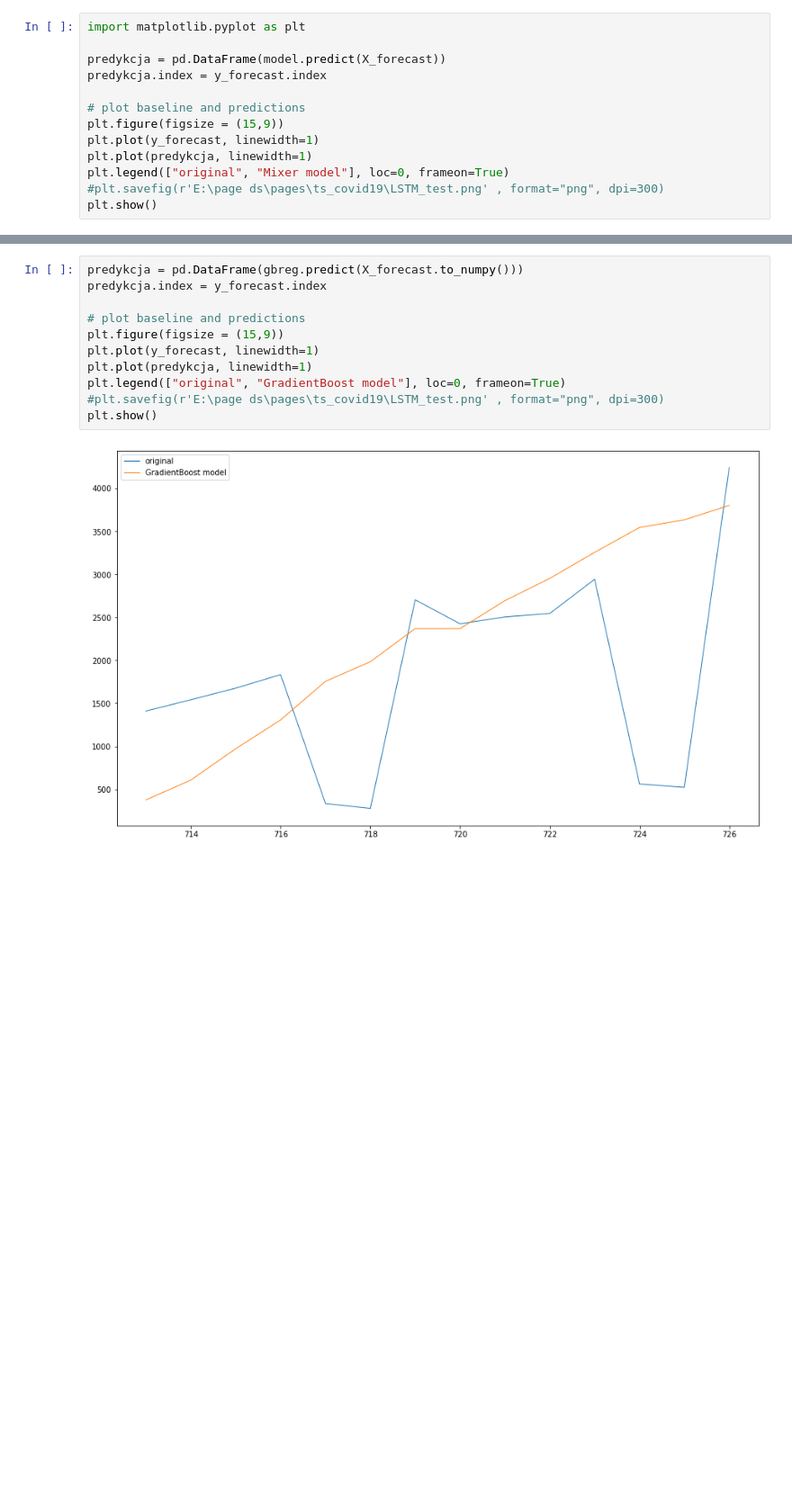
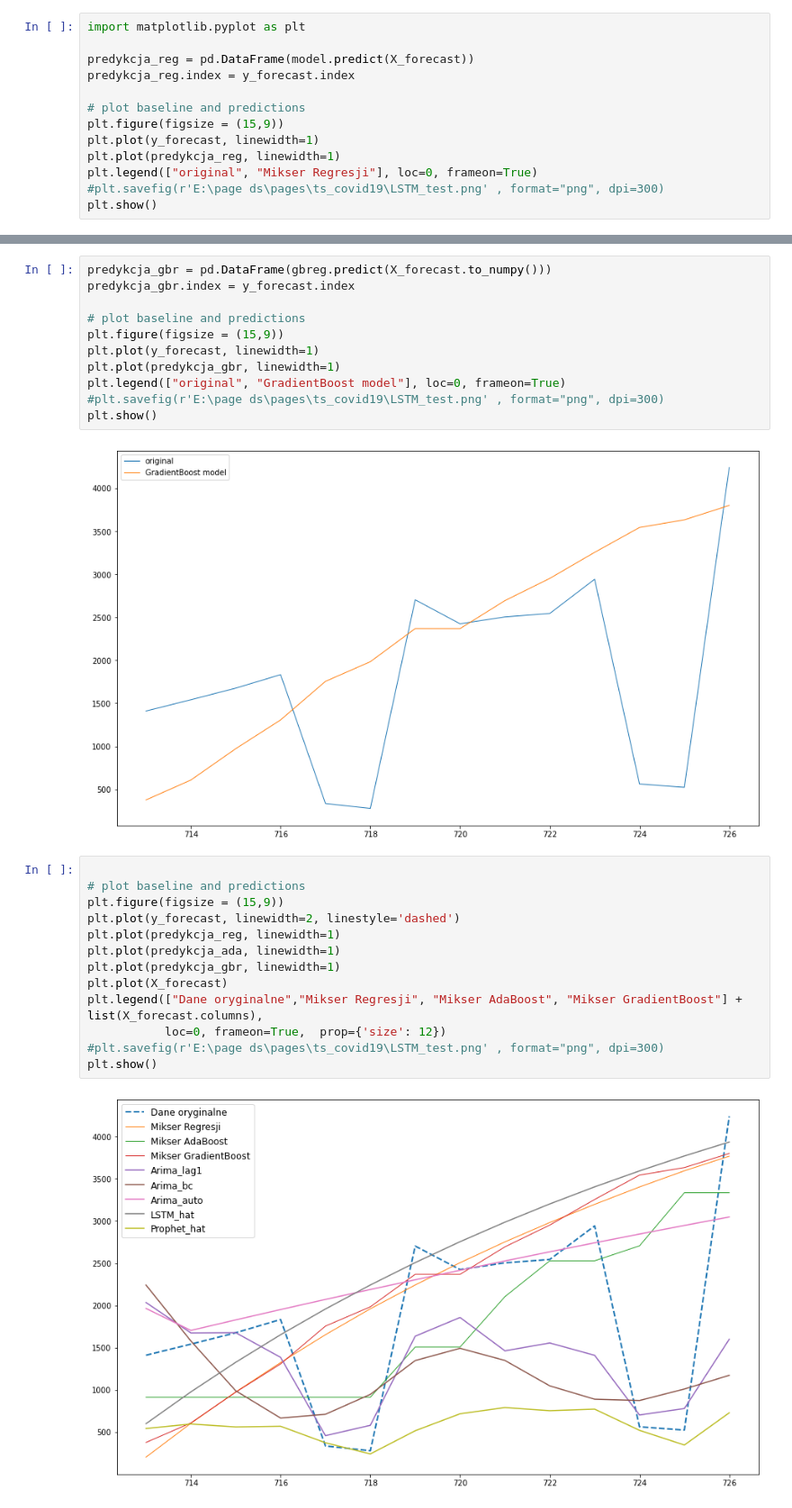
Before and after one commit to krisz17/TS-Mixer, a Jupyter notebook: 1MixerForTS.ipynb, the cells around one changed output, grey strips where cells are left out. Shown: that part at 90% size. Drawn from its saved outputs; the diff is of its cells as text; blank space fills up the shorter version.

```diff
--- a/1MixerForTS.ipynb
+++ b/1MixerForTS.ipynb
@@ -107,14 +107,14 @@ LinearRegression()
 # %%
 import matplotlib.pyplot as plt
 
-predykcja = pd.DataFrame(model.predict(X_forecast))
-predykcja.index = y_forecast.index
+predykcja_reg = pd.DataFrame(model.predict(X_forecast))
+predykcja_reg.index = y_forecast.index
 
 # plot baseline and predictions
 plt.figure(figsize = (15,9))
 plt.plot(y_forecast, linewidth=1)
-plt.plot(predykcja, linewidth=1)
-plt.legend(["original", "Mixer model"], loc=0, frameon=True)
+plt.plot(predykcja_reg, linewidth=1)
+plt.legend(["original", "Mikser Regresji"], loc=0, frameon=True)
 #plt.savefig(r'E:\page ds\pages\ts_covid19\LSTM_test.png' , format="png", dpi=300)
 plt.show()
 # %% [output]
@@ -152,15 +152,30 @@ gbreg.fit(X.to_numpy(), y.to_numpy())
 # %% [output]
 GradientBoostingRegressor(n_estimators=200)
 # %%
-predykcja = pd.DataFrame(gbreg.predict(X_forecast.to_numpy()))
-predykcja.index = y_forecast.index
+predykcja_gbr = pd.DataFrame(gbreg.predict(X_forecast.to_numpy()))
+predykcja_gbr.index = y_forecast.index
 
 # plot baseline and predictions
 plt.figure(figsize = (15,9))
 plt.plot(y_forecast, linewidth=1)
-plt.plot(predykcja, linewidth=1)
+plt.plot(predykcja_gbr, linewidth=1)
 plt.legend(["original", "GradientBoost model"], loc=0, frameon=True)
 #plt.savefig(r'E:\page ds\pages\ts_covid19\LSTM_test.png' , format="png", dpi=300)
 plt.show()
 # %% [output]
 [figure]
+# %%
+
+# plot baseline and predictions
+plt.figure(figsize = (15,9))
+plt.plot(y_forecast, linewidth=2, linestyle='dashed')
+plt.plot(predykcja_reg, linewidth=1)
+plt.plot(predykcja_ada, linewidth=1)
+plt.plot(predykcja_gbr, linewidth=1)
+plt.plot(X_forecast)
+plt.legend(["Dane oryginalne","Mikser Regresji", "Mikser AdaBoost", "Mikser GradientBoost"] + list(X_forecast.columns),
+           loc=0, frameon=True,  prop={'size': 12})
+#plt.savefig(r'E:\page ds\pages\ts_covid19\LSTM_test.png' , format="png", dpi=300)
+plt.show()
+# %% [output]
+[figure, added]
```
Also changed, not shown: parts of 7 cells of this notebook.
